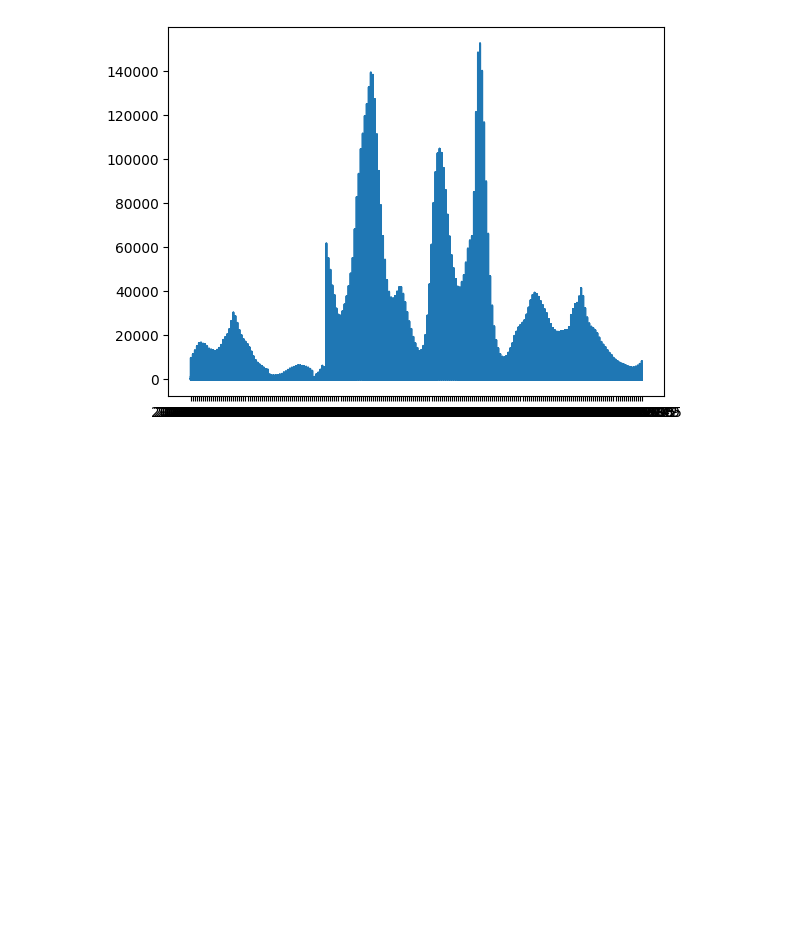
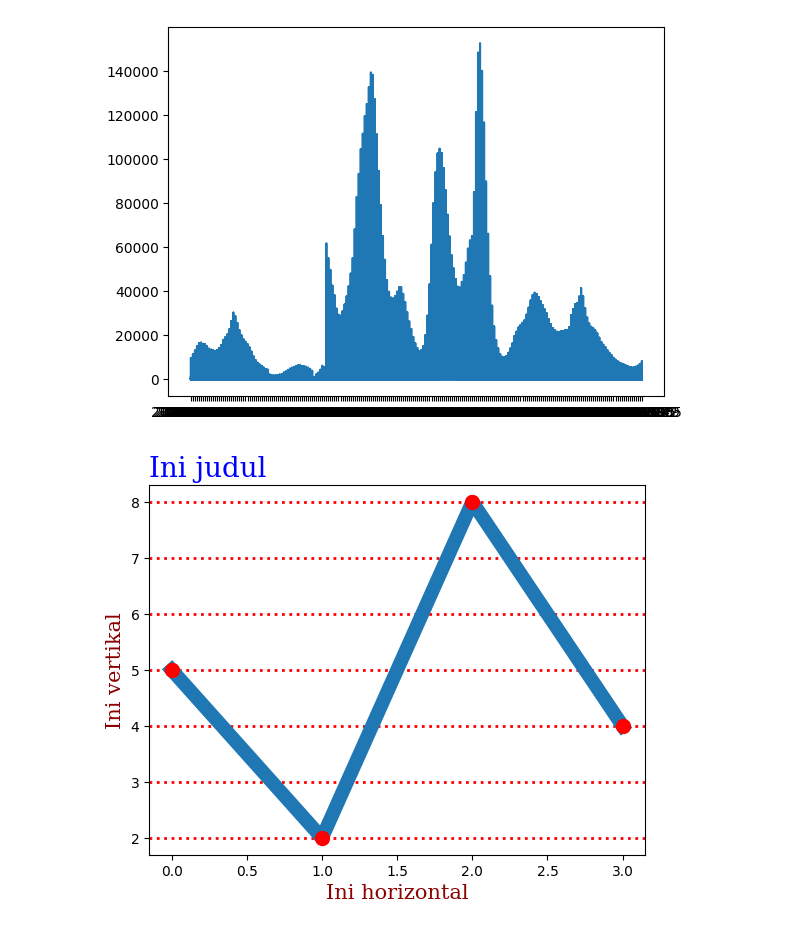
Before and after one commit to alifroject/DataMining, a Jupyter notebook: DataMining.ipynb, the cells around one changed output. Drawn from its saved outputs; the diff is of its cells as text; code cells hidden in the pictures; blank space fills up the shorter version.

```diff
--- a/DataMining.ipynb
+++ b/DataMining.ipynb
@@ -78,3 +78,27 @@ plt.plot(df_trend['Week Ending Date'], df_trend['Total Patients Hospitalized wit
 plt.show()
 # %% [output]
 [figure]
+# %%
+import matplotlib.pyplot as plt
+import numpy as np
+
+
+x = np.array([5,2,8,4])
+y = np.array([1,6,7,8,])
+
+font1 = {'family':'serif','color':'blue','size':20}
+font2 = {'family':'serif','color':'darkred','size':15}
+
+plt.plot( x,  marker = 'o', ms = 10, mfc = 'r', mec = 'r', linestyle = "-", linewidth = 10) #marker size, marker face color,
+
+plt.title("Ini judul", fontdict = font1, loc = "left")
+plt.xlabel("Ini horizontal", fontdict = font2)
+plt.ylabel("Ini vertikal", fontdict = font2)
+
+
+plt.grid(axis = "y", color = 'r', linestyle = ':', linewidth = 2)
+
+
+plt.show()
+# %% [output]
+[figure, added]
```
Also changed, not shown: parts of 2 cells of this notebook.
